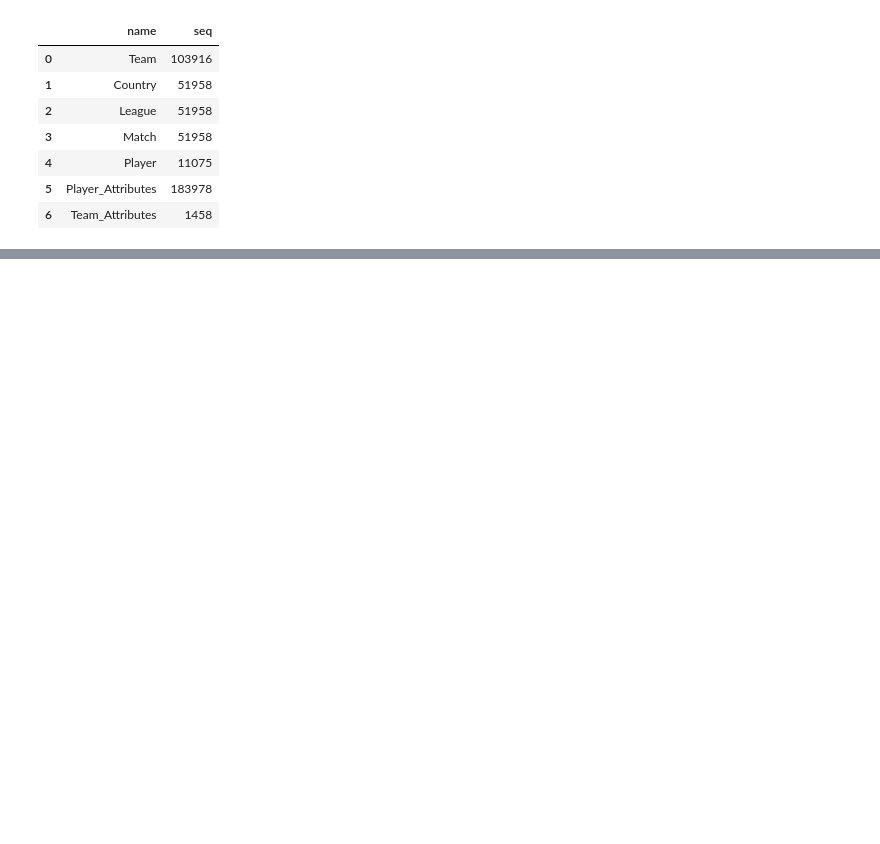
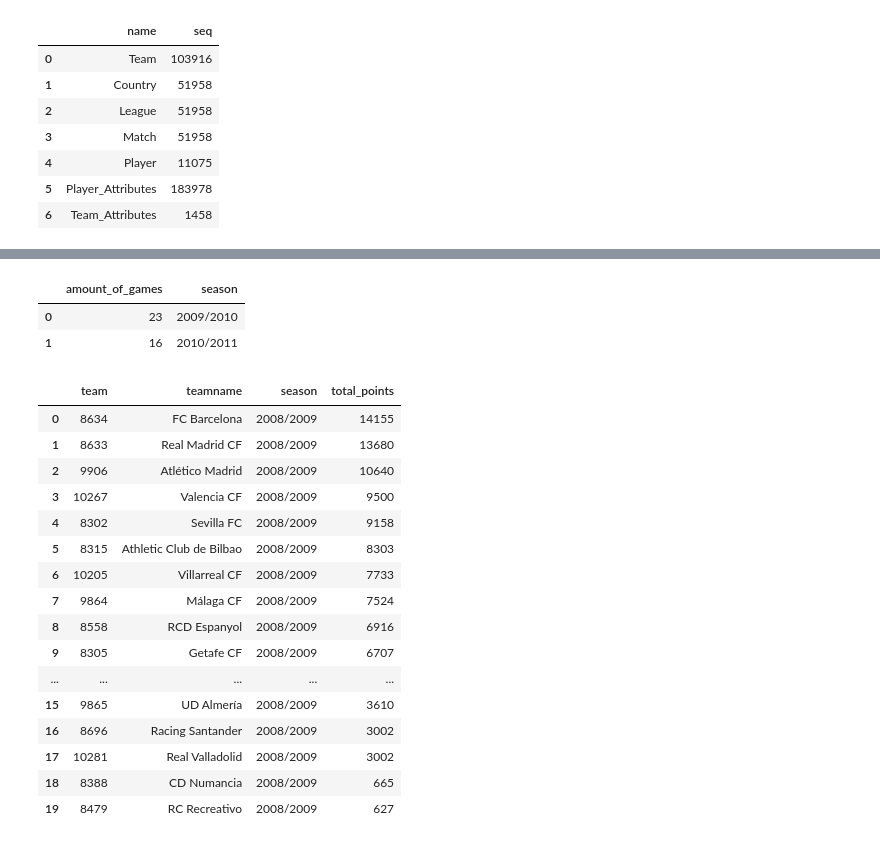
Before and after one commit to Tommi7/Datalab, a Jupyter notebook: Sprint 3.ipynb, the cells around one changed output, grey strips where cells are left out. Drawn from its saved outputs; the diff is of its cells as text; code cells hidden in the pictures; blank space fills up the shorter version.

```diff
--- a/Sprint 3.ipynb
+++ b/Sprint 3.ipynb
@@ -26,0 +171,68 @@ df
+# %%
+query = """
+
+SELECT COUNT(match_api_id) AS amount_of_games, season
+FROM match_sql1
+WHERE (home_team_api_id = 9906 OR away_team_api_id = 9906)
+AND date LIKE '%2010%'
+GROUP BY season
+
+"""
+
+show_query(query)
+# %% [output]
+|  | amount_of_games | season |
+| 0 | 23 | 2009/2010 |
+| 1 | 16 | 2010/2011 |
+# %%
+query = """
+
+WITH homepoints AS (SELECT home_team_api_id AS team, season,
+                           CASE
+                             WHEN home_team_goal > away_team_goal THEN 3
+                             WHEN home_team_goal = away_team_goal THEN 1
+                             ELSE 0
+                           END AS points
+                        FROM match_sql1
+                        GROUP BY season),
+      awaypoints AS (SELECT away_team_api_id AS team,season,
+                           CASE
+                             WHEN away_team_goal > home_team_goal THEN 3
+                             WHEN away_team_goal = home_team_goal THEN 1
+                             ELSE 0
+                           END AS points
+                        FROM match_sql1
+                        GROUP BY season),
+      allpoints AS (SELECT team, points FROM homepoints, season
+                    UNION ALL
+                    SELECT team, points FROM awaypoints, season)
+
+SELECT m.home_team_api_id AS team, m.team_long_name_team AS teamname, m.season, SUM(ap.points) AS total_points
+FROM match_sql1 AS m
+LEFT OUTER JOIN allpoints as ap
+ON ap.team = m.home_team_api_id
+WHERE league_id = 21518 AND season = '2008/2009'
+GROUP BY m.home_team_api_id, m.team_long_name_team, m.season
+ORDER BY total_points DESC, m.home_team_api_id
+
+"""
+
+show_query(query)
+# %% [output]
+|  | team | teamname | season | total_points |
+| 0 | 8634 | FC Barcelona | 2008/2009 | 14155 |
+| 1 | 8633 | Real Madrid CF | 2008/2009 | 13680 |
+| 2 | 9906 | Atlético Madrid | 2008/2009 | 10640 |
+| 3 | 10267 | Valencia CF | 2008/2009 | 9500 |
+| 4 | 8302 | Sevilla FC | 2008/2009 | 9158 |
+| 5 | 8315 | Athletic Club de Bilbao | 2008/2009 | 8303 |
+| 6 | 10205 | Villarreal CF | 2008/2009 | 7733 |
+| 7 | 9864 | Málaga CF | 2008/2009 | 7524 |
+| 8 | 8558 | RCD Espanyol | 2008/2009 | 6916 |
+| 9 | 8305 | Getafe CF | 2008/2009 | 6707 |
+| ... | ... | ... | ... | ... |
+| 15 | 9865 | UD Almería | 2008/2009 | 3610 |
+| 16 | 8696 | Racing Santander | 2008/2009 | 3002 |
+| 17 | 10281 | Real Valladolid | 2008/2009 | 3002 |
+| 18 | 8388 | CD Numancia | 2008/2009 | 665 |
+| 19 | 8479 | RC Recreativo | 2008/2009 | 627 |
```
Also changed, not shown: parts of 15 cells of this notebook.
